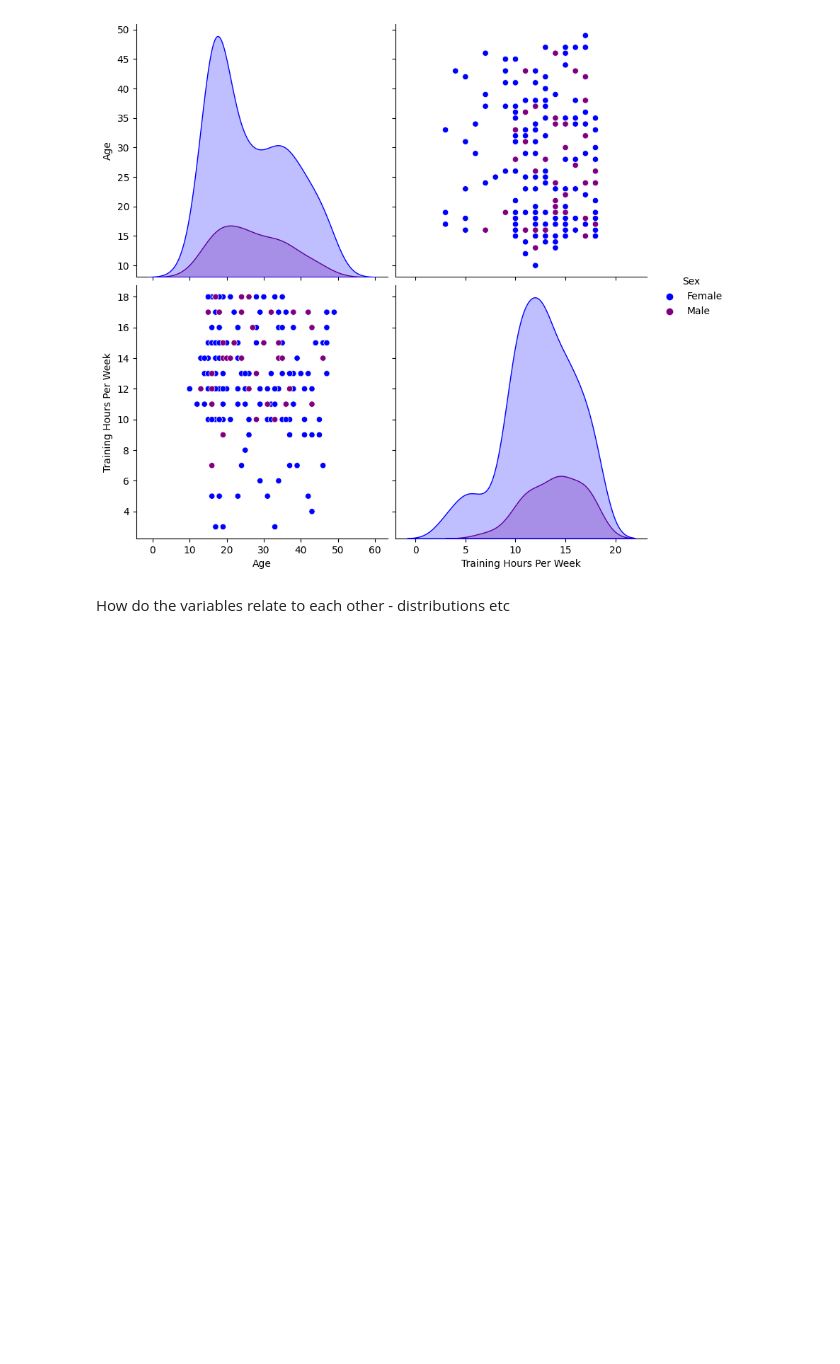
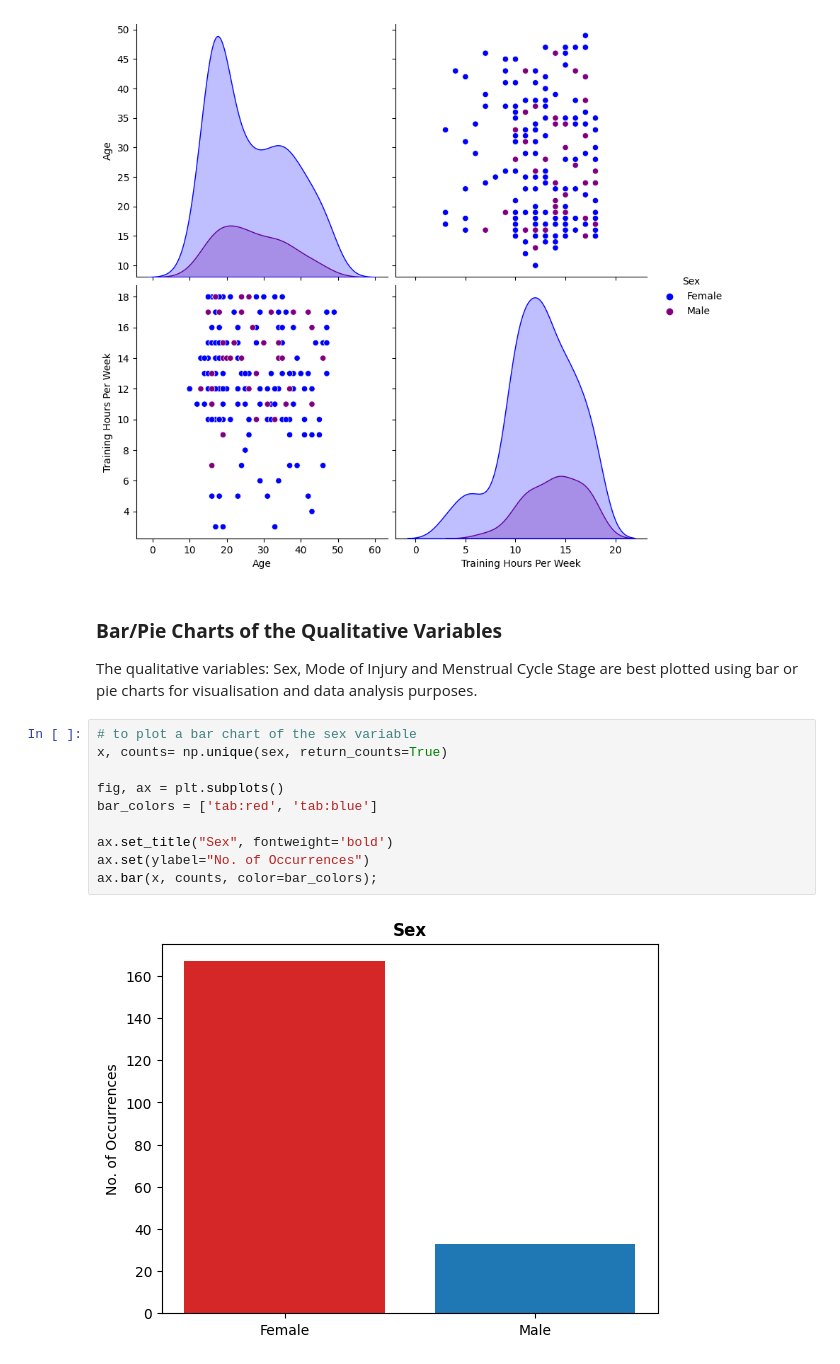
Before and after one commit to rachel-king4/PfDA_Assignment, a Jupyter notebook: PfDA Assignment.ipynb, the cells around one changed output. Saved outputs shown, nothing was run; the diff lists cells and outputs as text; blank space fills up the shorter version.

Commit message:
added boxplots and bar/pie charts

```diff
--- a/PfDA Assignment.ipynb
+++ b/PfDA Assignment.ipynb
@@ -398,5 +409,19 @@ sns.pairplot(df, hue = "Sex", height=4, palette=['blue', 'purple'])
 # %% [output]
 <seaborn.axisgrid.PairGrid at 0x...>
 [figure]
-# %% [markdown]
-How do the variables relate to each other - distributions etc
+# %% [markdown]
+### **Bar/Pie Charts of the Qualitative Variables**
+
+The qualitative variables: Sex, Mode of Injury and Menstrual Cycle Stage are best plotted using bar or pie charts for visualisation and data analysis purposes.
+# %%
+# to plot a bar chart of the sex variable
+x, counts= np.unique(sex, return_counts=True)
+
+fig, ax = plt.subplots()
+bar_colors = ['tab:red', 'tab:blue']
+
+ax.set_title("Sex", fontweight='bold')
+ax.set(ylabel="No. of Occurrences")
+ax.bar(x, counts, color=bar_colors);
+# %% [output]
+[figure, added]
```
Also changed, not shown: parts of 23 cells of this notebook.
